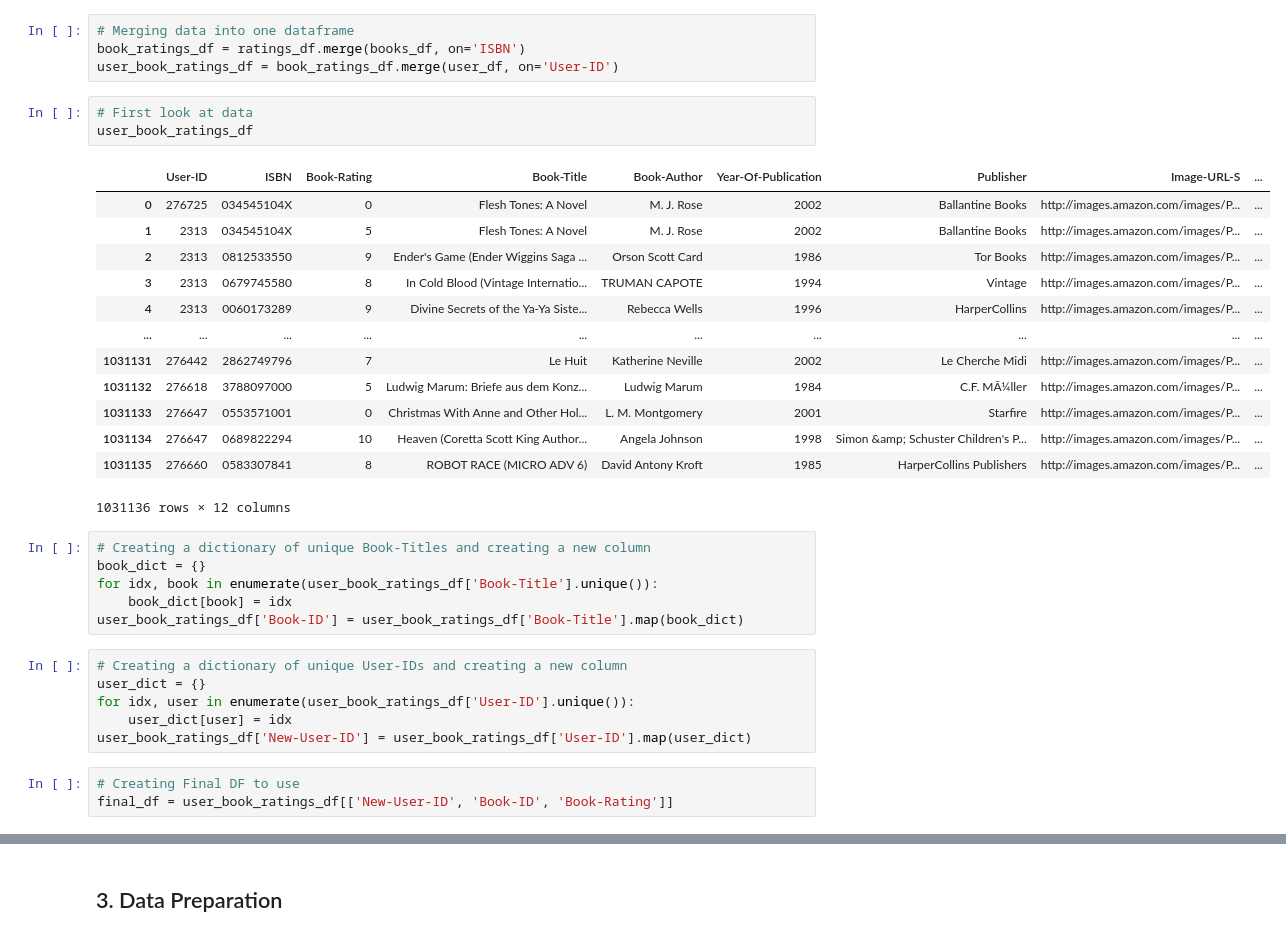
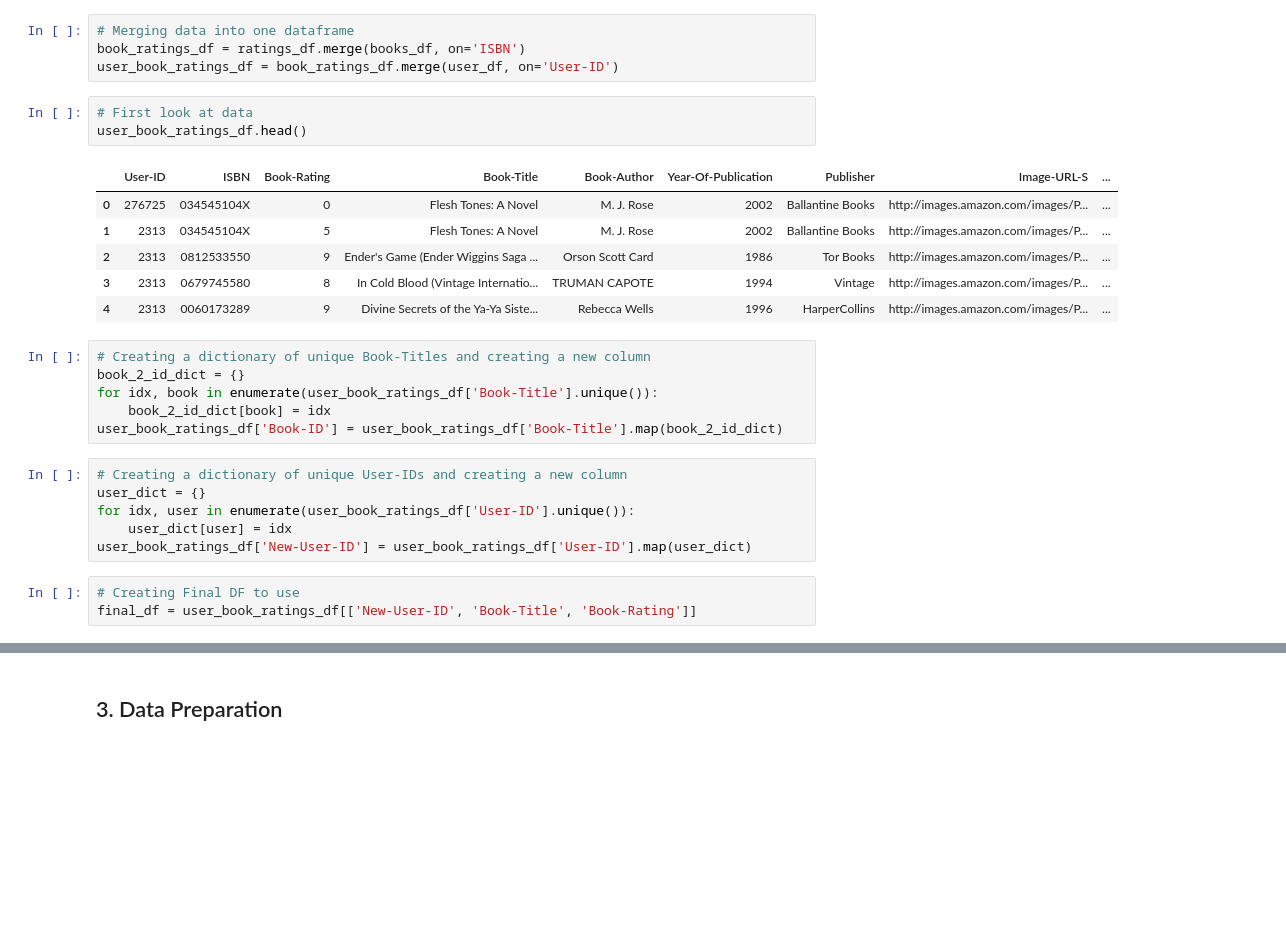
Before and after one commit to shubhamwankar/Book_Recommendation_System, a Jupyter notebook: model.ipynb, the cells around one changed output, grey strips where cells are left out. Saved outputs shown, nothing was run; the diff lists cells and outputs as text; blank space fills up the shorter version.

```diff
--- a/model.ipynb
+++ b/model.ipynb
@@ -31,27 +54,20 @@ book_ratings_df = ratings_df.merge(books_df, on='ISBN')
 user_book_ratings_df = book_ratings_df.merge(user_df, on='User-ID')
 # %%
 # First look at data
-user_book_ratings_df
+user_book_ratings_df.head()
 # %% [output]
 |  | User-ID | ISBN | Book-Rating | Book-Title | Book-Author | Year-Of-Publication | Publisher | Image-URL-S | ... |
 | 0 | 276725 | 034545104X | 0 | Flesh Tones: A Novel | M. J. Rose | 2002 | Ballantine Books | http://images.amazon.com/images/P... | ... |
 | 1 | 2313 | 034545104X | 5 | Flesh Tones: A Novel | M. J. Rose | 2002 | Ballantine Books | http://images.amazon.com/images/P... | ... |
 | 2 | 2313 | 0812533550 | 9 | Ender's Game (Ender Wiggins Saga ... | Orson Scott Card | 1986 | Tor Books | http://images.amazon.com/images/P... | ... |
 | 3 | 2313 | 0679745580 | 8 | In Cold Blood (Vintage Internatio... | TRUMAN CAPOTE | 1994 | Vintage | http://images.amazon.com/images/P... | ... |
 | 4 | 2313 | 0060173289 | 9 | Divine Secrets of the Ya-Ya Siste... | Rebecca Wells | 1996 | HarperCollins | http://images.amazon.com/images/P... | ... |
-| ... | ... | ... | ... | ... | ... | ... | ... | ... | ... |
-| 1031131 | 276442 | 2862749796 | 7 | Le Huit | Katherine Neville | 2002 | Le Cherche Midi | http://images.amazon.com/images/P... | ... |
-| 1031132 | 276618 | 3788097000 | 5 | Ludwig Marum: Briefe aus dem Konz... | Ludwig Marum | 1984 | C.F. MÃ¼ller | http://images.amazon.com/images/P... | ... |
-| 1031133 | 276647 | 0553571001 | 0 | Christmas With Anne and Other Hol... | L. M. Montgomery | 2001 | Starfire | http://images.amazon.com/images/P... | ... |
-| 1031134 | 276647 | 0689822294 | 10 | Heaven (Coretta Scott King Author... | Angela Johnson | 1998 | Simon &amp; Schuster Children's P... | http://images.amazon.com/images/P... | ... |
-| 1031135 | 276660 | 0583307841 | 8 | ROBOT RACE (MICRO ADV 6) | David Antony Kroft | 1985 | HarperCollins Publishers | http://images.amazon.com/images/P... | ... |
-1031136 rows × 12 columns
 # %%
 # Creating a dictionary of unique Book-Titles and creating a new column
-book_dict = {}
+book_2_id_dict = {}
 for idx, book in enumerate(user_book_ratings_df['Book-Title'].unique()):
-    book_dict[book] = idx
-user_book_ratings_df['Book-ID'] = user_book_ratings_df['Book-Title'].map(book_dict)
+    book_2_id_dict[book] = idx
+user_book_ratings_df['Book-ID'] = user_book_ratings_df['Book-Title'].map(book_2_id_dict)
 # %%
 # Creating a dictionary of unique User-IDs and creating a new column
 user_dict = {}
@@ -60,6 +76,6 @@ for idx, user in enumerate(user_book_ratings_df['User-ID'].unique()):
 user_book_ratings_df['New-User-ID'] = user_book_ratings_df['User-ID'].map(user_dict)
 # %%
 # Creating Final DF to use
-final_df = user_book_ratings_df[['New-User-ID', 'Book-ID', 'Book-Rating']]
+final_df = user_book_ratings_df[['New-User-ID', 'Book-Title', 'Book-Rating']]
 # %%
 # Final DF look
```
Also changed, not shown: parts of 36 cells of this notebook, 6 other files.
